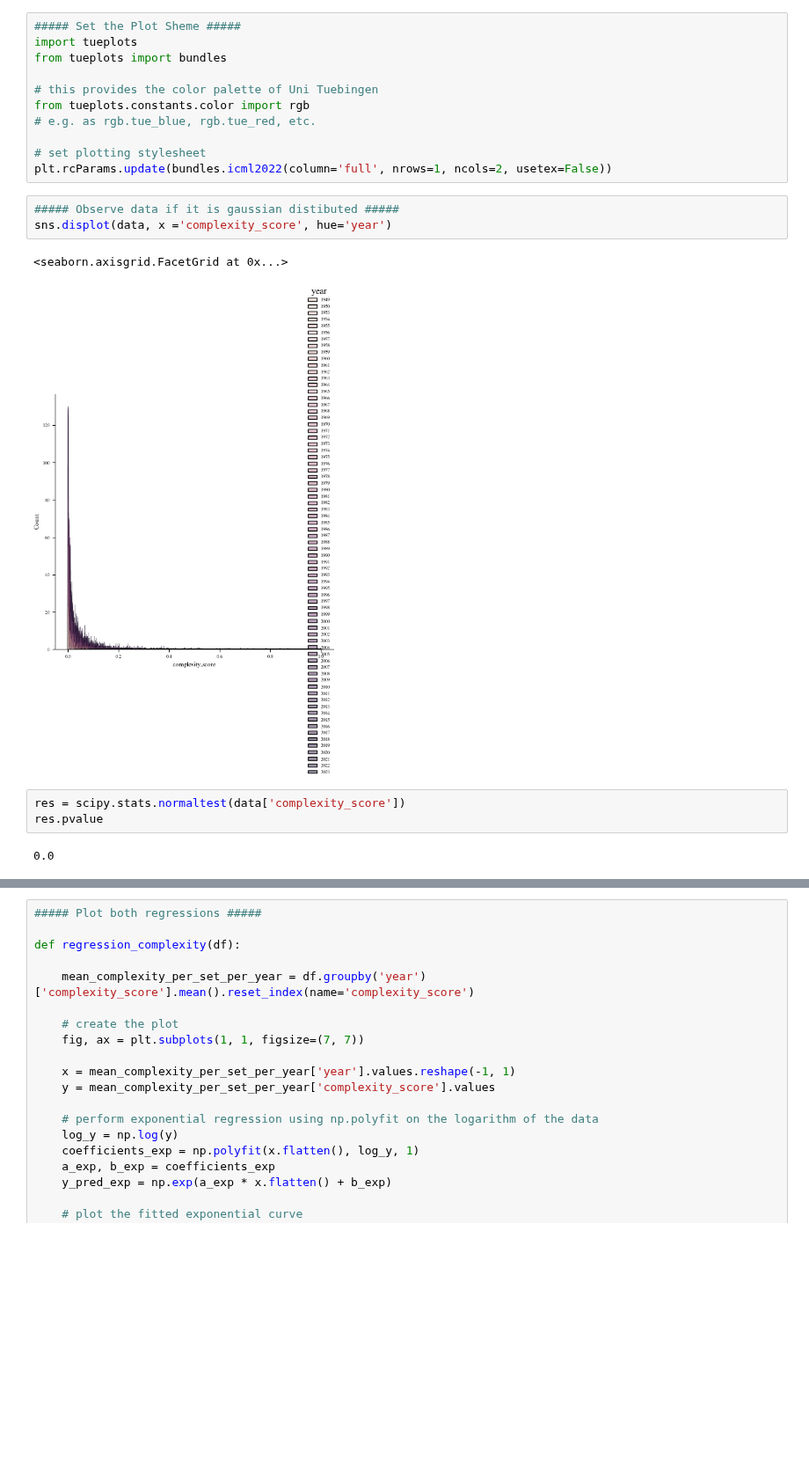
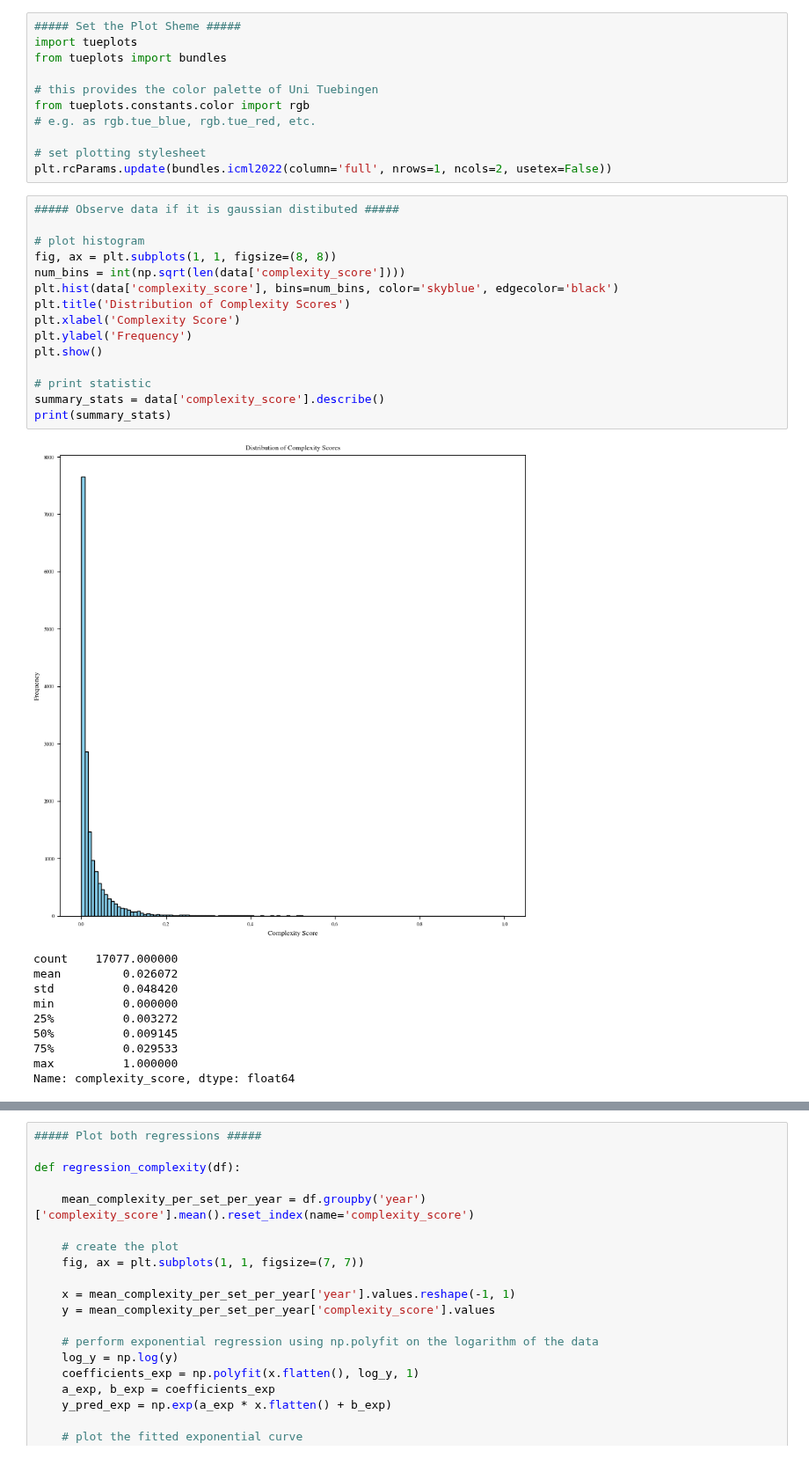
Before and after one commit to eddiebeach99/Data_Literacy, a Jupyter notebook: Analysis/complexity_regression.ipynb, the cells around one changed output, grey strips where cells are left out. Shown at 88% size. Drawn from its saved outputs; the diff is of its cells as text; blank space fills up the shorter version.

```diff
--- a/Analysis/complexity_regression.ipynb
+++ b/Analysis/complexity_regression.ipynb
@@ -18,17 +18,32 @@ from tueplots.constants.color import rgb
 
 # set plotting stylesheet
 plt.rcParams.update(bundles.icml2022(column='full', nrows=1, ncols=2, usetex=False))
-# %%
-##### Observe data if it is gaussian distibuted #####
-sns.displot(data, x ='complexity_score', hue='year')
-# %% [output]
-<seaborn.axisgrid.FacetGrid at 0x...>
-[figure, removed]
-# %%
-res = scipy.stats.normaltest(data['complexity_score'])
-res.pvalue
-# %% [output]
-0.0
+# %%
+##### Observe data if it is gaussian distibuted #####
+
+# plot histogram
+fig, ax = plt.subplots(1, 1, figsize=(8, 8))
+num_bins = int(np.sqrt(len(data['complexity_score'])))
+plt.hist(data['complexity_score'], bins=num_bins, color='skyblue', edgecolor='black')
+plt.title('Distribution of Complexity Scores')
+plt.xlabel('Complexity Score')
+plt.ylabel('Frequency')
+plt.show()
+
+# print statistic
+summary_stats = data['complexity_score'].describe()
+print(summary_stats)
+# %% [output]
+[figure, added]
+count    17077.000000
+mean         0.026072
+std          0.048420
+min          0.000000
+25%          0.003272
+50%          0.009145
+75%          0.029533
+max          1.000000
+Name: complexity_score, dtype: float64
 # %%
 ##### Plot mean complexity per set per year and a prediction until 2030#####
 
```
Also changed, not shown: parts of 2 cells of this notebook, 3 other files.
